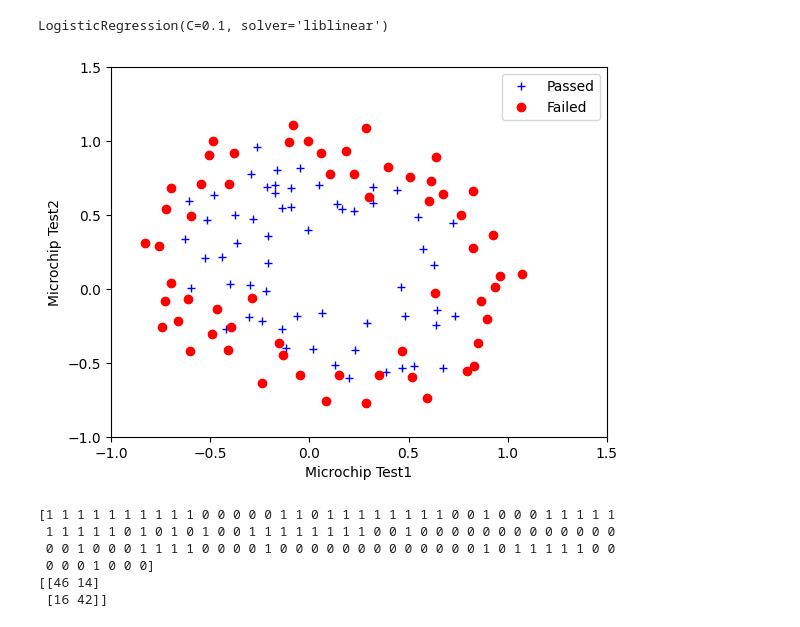
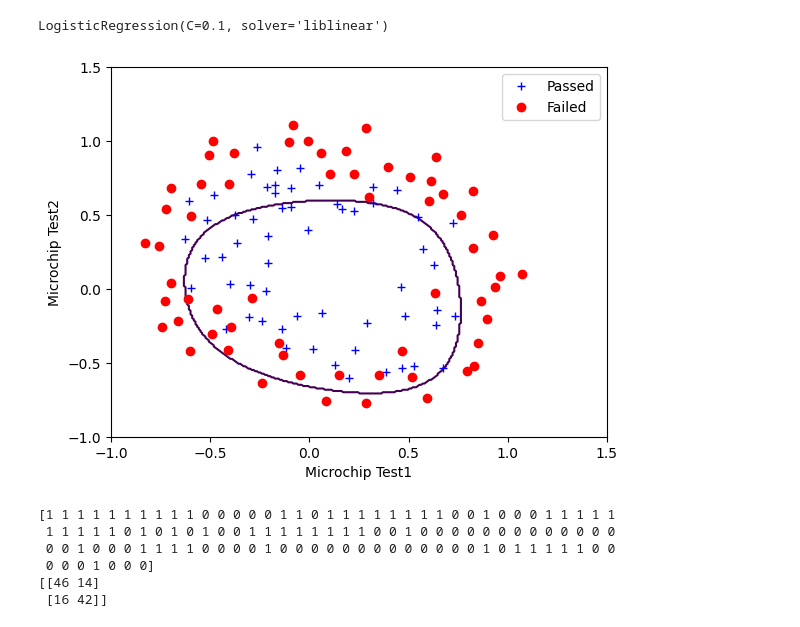
Before and after one commit to pswoo0323/2023.AI, a Jupyter notebook: 로지스틱_회귀_정규화_test2(반도체불량판단).ipynb, the cells around one changed output. Drawn from its saved outputs; the diff is of its cells as text; code cells hidden in the pictures.

```diff
--- a/로지스틱_회귀_정규화_test2(반도체불량판단).ipynb
+++ b/로지스틱_회귀_정규화_test2(반도체불량판단).ipynb
@@ -91,25 +91,25 @@ LogisticRegression(C=0.1, solver='liblinear')
 # %%
 u = np.linspace(-1,1.5, 300)
 v = np.linspace(-1,1.5, 300)
 z = np.zeros((len(u), len(v)))
 
 for i in range(len(u)):
   a=[]
   for j in range(len(v)):
     a.append(np.array([u[i],v[j]]))
 
-    my_data = poly_features.fit_transform(a)
-
+  my_data = poly_features.fit_transform(a)
+  z[i]=log_reg.predict(my_data)
 plt.contour(u,v,z,0)
 
 plt.plot(X[pos,0].reshape(-1), X[pos,1].reshape(-1),'b+', label='Passed')
 plt.plot(X[neg,0].reshape(-1), X[neg,1].reshape(-1),'ro', label='Failed')
 plt.xlabel("Microchip Test1")
 plt.ylabel("Microchip Test2")
 plt.legend(loc='upper right')
 plt.show()
 # %% [output]
-[figure, old version]
+[figure, new version]
 # %%
 y_pred=log_reg.predict(X_poly)
 print(y_pred)
```
